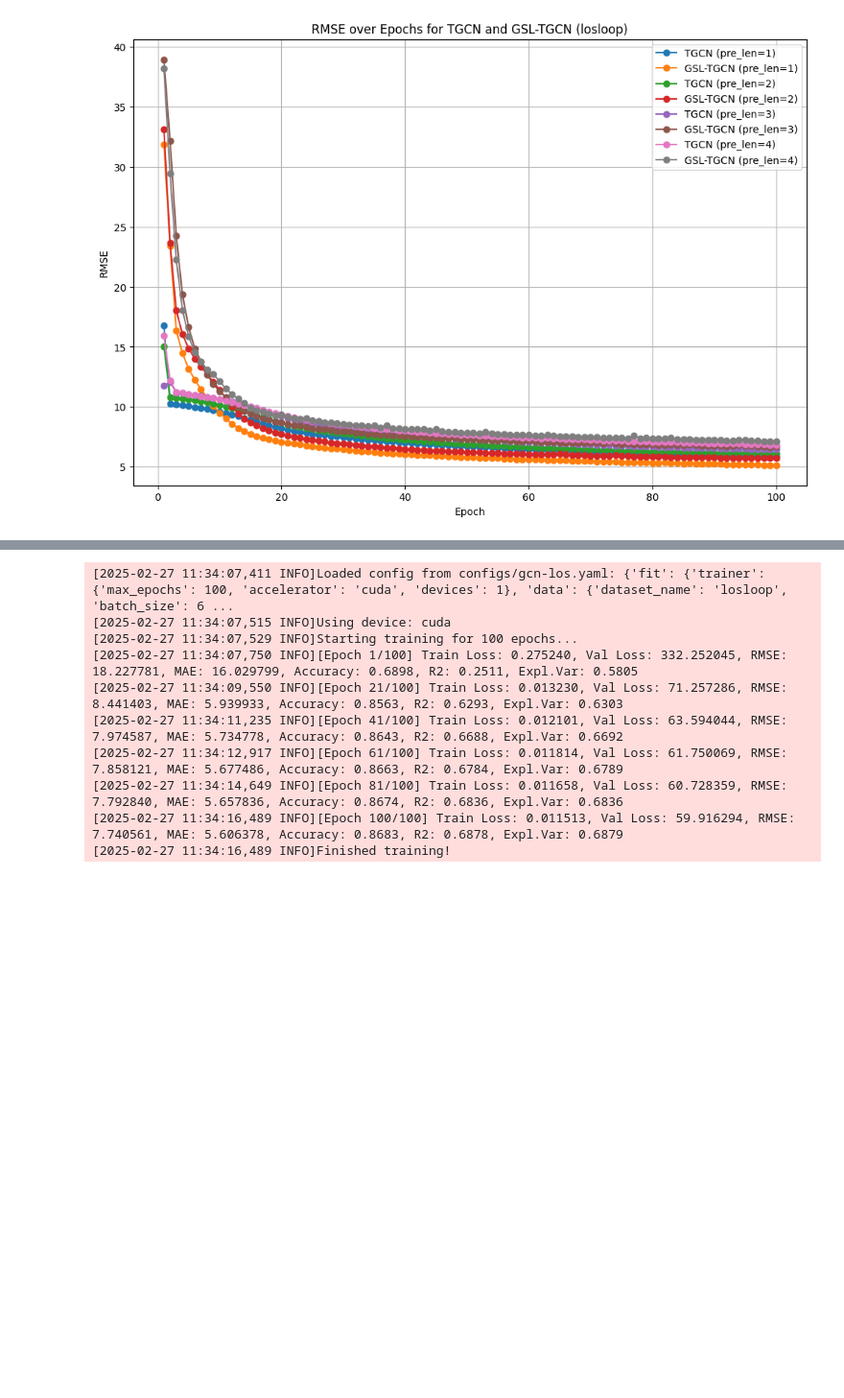
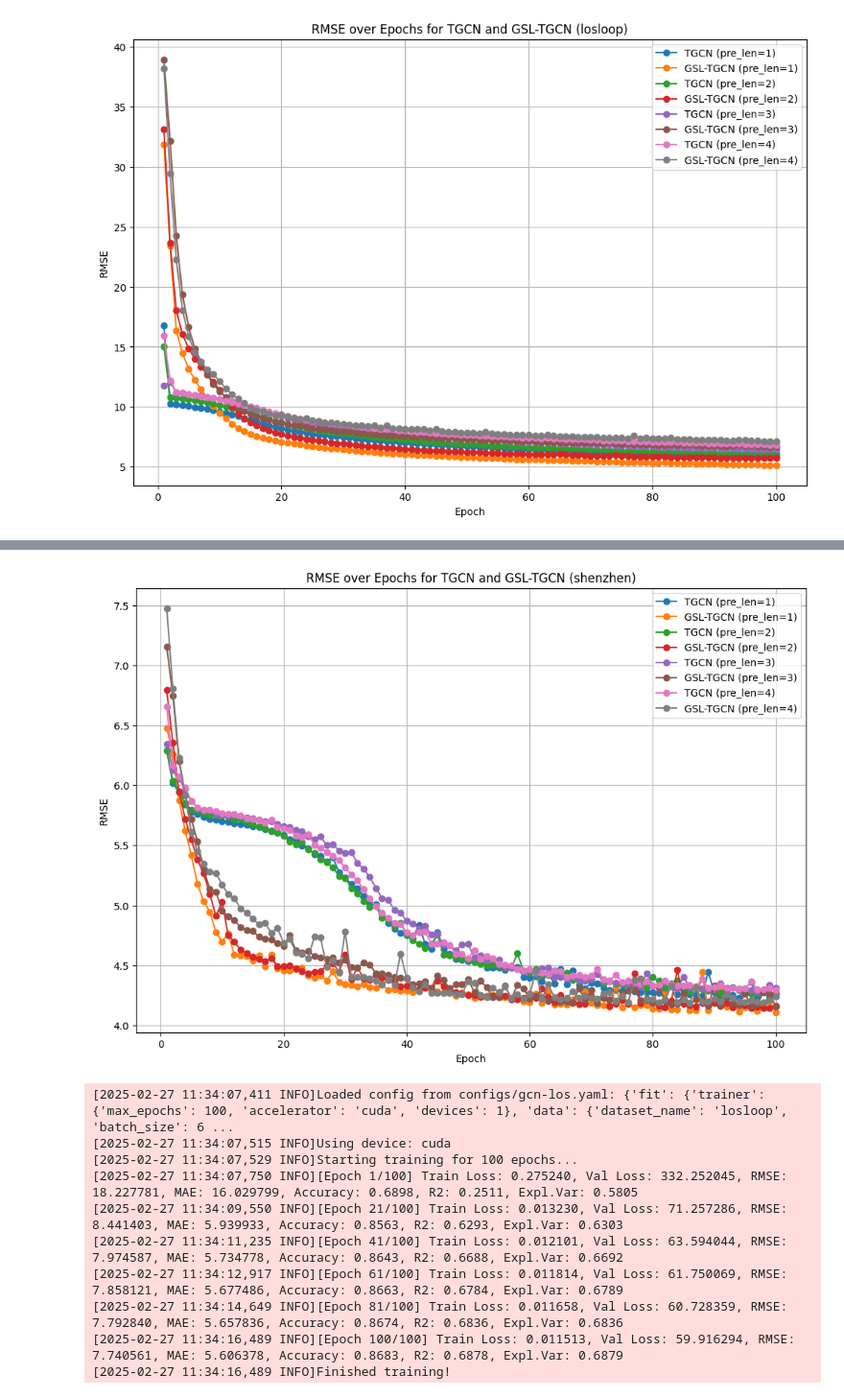
Before and after one commit to mamintoosi-papers-codes/TGCN-PyTorch, a Jupyter notebook: main.ipynb, the cells around one changed output, grey strips where cells are left out. Shown at 96% size. Saved outputs shown, nothing was run; the diff lists cells and outputs as text; code cells hidden in the pictures; blank space fills up the shorter version.

```diff
--- a/main.ipynb
+++ b/main.ipynb
@@ -84,3 +93,38 @@ Wall time: 712 ms
+# %%
+import pandas as pd
+import matplotlib.pyplot as plt
+
+# Define the prediction lengths to loop through
+pred_list = [1, 2, 3, 4]
+
+# Create a figure to hold all the plots
+plt.figure(figsize=(12, 8))
+
+# Loop through each pre_len in pred_list
+for pre_len in pred_list:
+    # Generate the file paths dynamically based on pre_len
+    metrics_file_gsl_false = f"results/metrics_shenzhen_TGCN_seq12_pre{pre_len}_gslFalse.csv"
+    metrics_file_gsl_true = f"results/metrics_shenzhen_TGCN_seq12_pre{pre_len}_gslTrue.csv"
+
+    # Load the metrics CSV files
+    metrics_df_gsl_false = pd.read_csv(metrics_file_gsl_false)
+    metrics_df_gsl_true = pd.read_csv(metrics_file_gsl_true)
+
+    # Plot RMSE values for the current pre_len
+    plt.plot(metrics_df_gsl_false["Epoch"], metrics_df_gsl_false["RMSE"], marker='o', label=f"TGCN (pre_len={pre_len})")
+    plt.plot(metrics_df_gsl_true["Epoch"], metrics_df_gsl_true["RMSE"], marker='o', label=f"GSL-TGCN (pre_len={pre_len})")
+
+# Add labels, title, legend, and grid
+plt.xlabel("Epoch")
+plt.ylabel("RMSE")
+plt.title("RMSE over Epochs for TGCN and GSL-TGCN (shenzhen)")
+plt.legend()
+plt.grid(True)
+
+# Show the plot
+plt.show()
+# %% [output]
+[figure, added]
 # %%
 %%time
 %run main.py --config configs/gcn-los.yaml --log_path train-gcn-los.log
```
Also changed, not shown: parts of 1 cell of this notebook, 4 other files.
